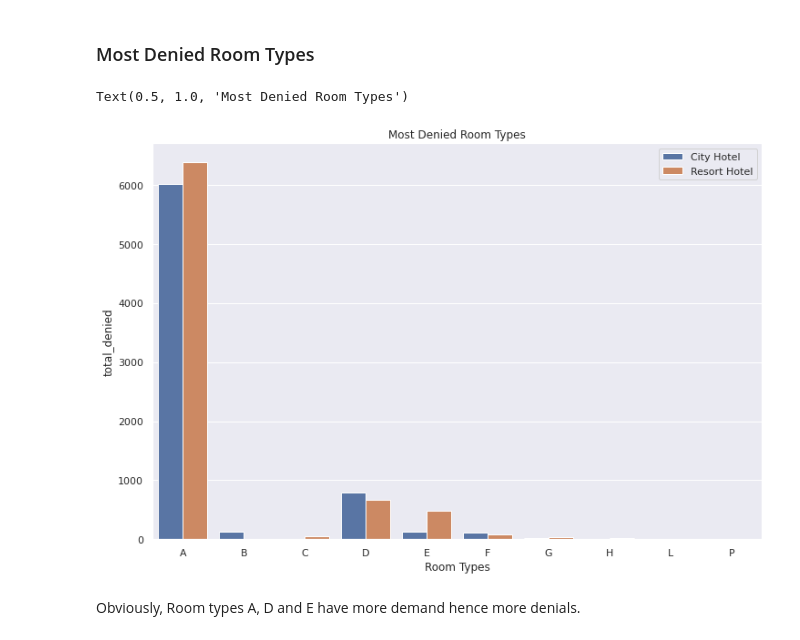
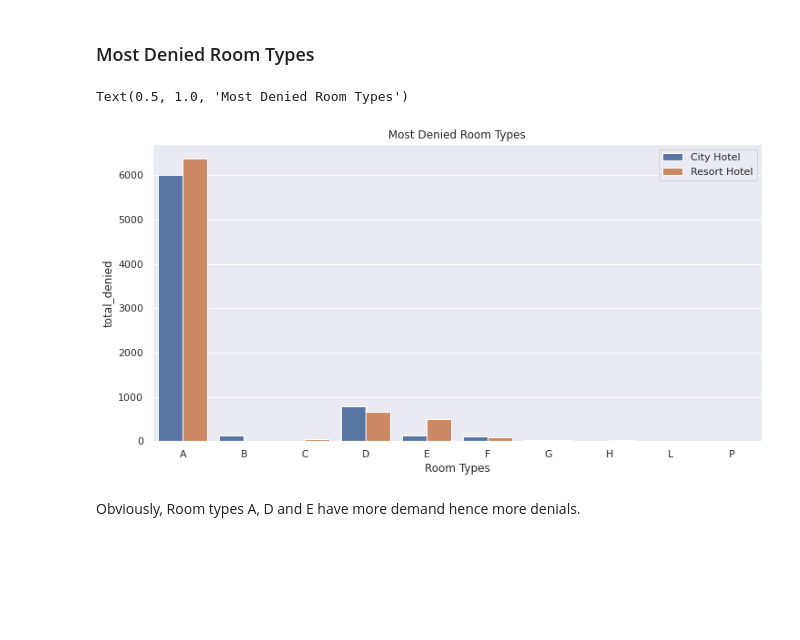
Before and after one commit to ayush9304/Hotel-Booking-Analysis-EDA, a Jupyter notebook: Hotel_Booking_Analysis_EDA.ipynb, the cells around one changed output. Drawn from its saved outputs; the diff is of its cells as text; code cells hidden in the pictures; blank space fills up the shorter version.

Commit message:
Adjusted room type plots size

```diff
--- a/Hotel_Booking_Analysis_EDA.ipynb
+++ b/Hotel_Booking_Analysis_EDA.ipynb
@@ -649,13 +649,13 @@ Similar trend in assigned rooms as of reserved rooms.
 # %%
 d = df.loc[df['reserved_room_type'] != df['assigned_room_type']].groupby(['reserved_room_type','hotel'])['meal'].count().reset_index().rename(columns={'meal':'total_denied'})
 
-plt.figure(figsize = (12,8))
+plt.figure(figsize = (12,6))
 sns.barplot(x='reserved_room_type', y='total_denied', hue='hotel', data=d, order=sorted(df['reserved_room_type'].unique()))
 plt.xlabel("Room Types")
 plt.legend(loc=1)
 plt.title("Most Denied Room Types")
 # %% [output]
 Text(0.5, 1.0, 'Most Denied Room Types')
-[figure, old version]
+[figure, new version]
 # %% [markdown]
 Obviously, Room types A, D and E have more demand hence more denials.
```
